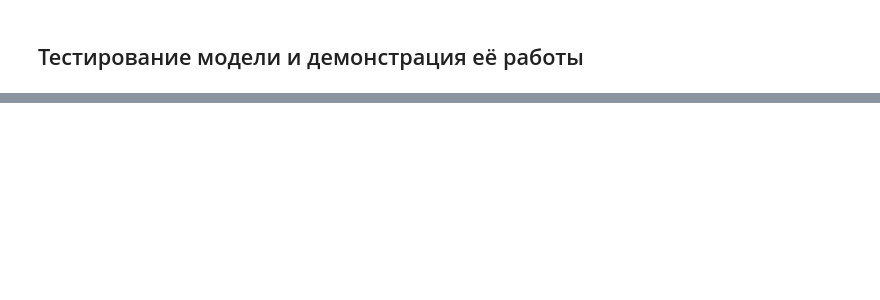
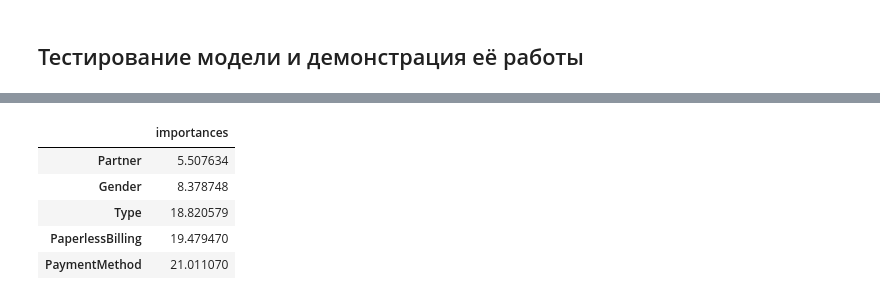
Before and after one commit to kirillva/project-final, a Jupyter notebook: index.ipynb, the cells around one changed output, grey strips where cells are left out. Drawn from its saved outputs; the diff is of its cells as text; code cells hidden in the pictures; blank space fills up the shorter version.

```diff
--- a/index.ipynb
+++ b/index.ipynb
@@ -649,0 +676,9 @@ None
+# %%
+feature_importances.tail(5)
+# %% [output]
+|  | importances |
+| Partner | 5.507634 |
+| Gender | 8.378748 |
+| Type | 18.820579 |
+| PaperlessBilling | 19.479470 |
+| PaymentMethod | 21.011070 |
```
Also changed, not shown: parts of 23 cells of this notebook.
